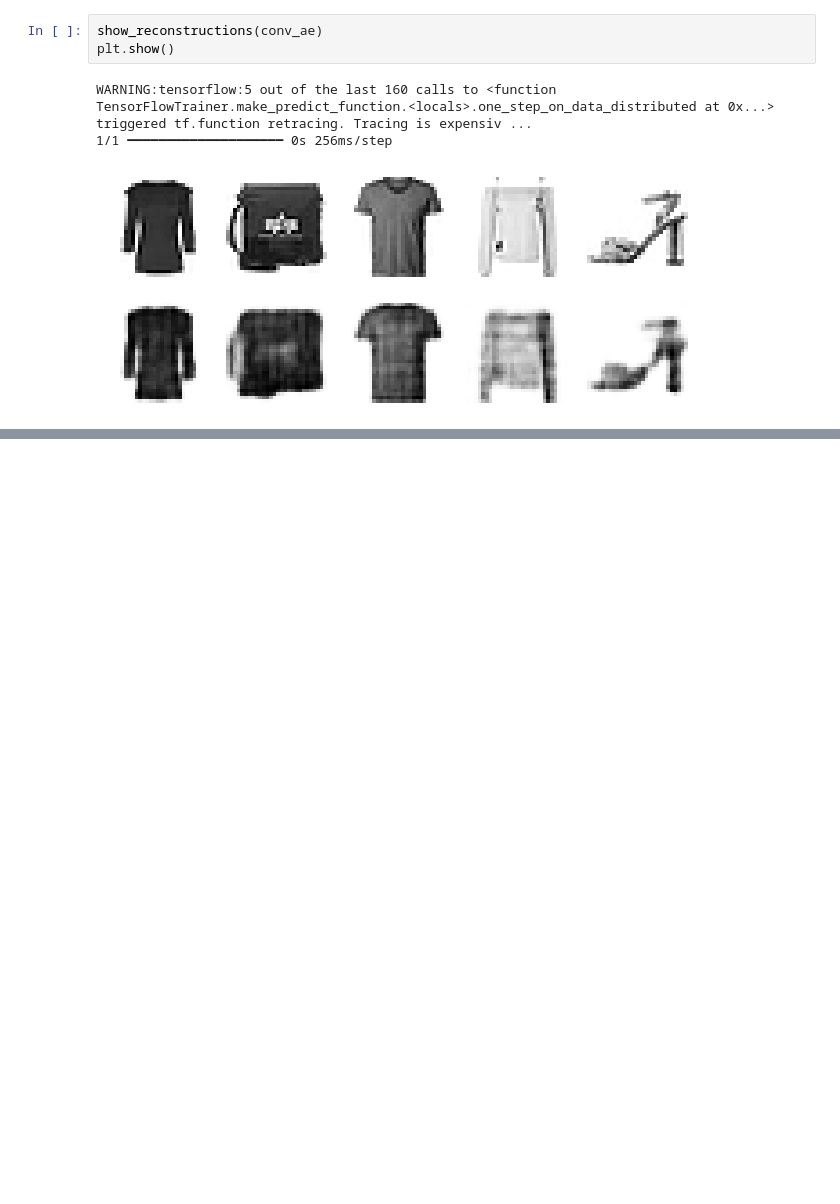
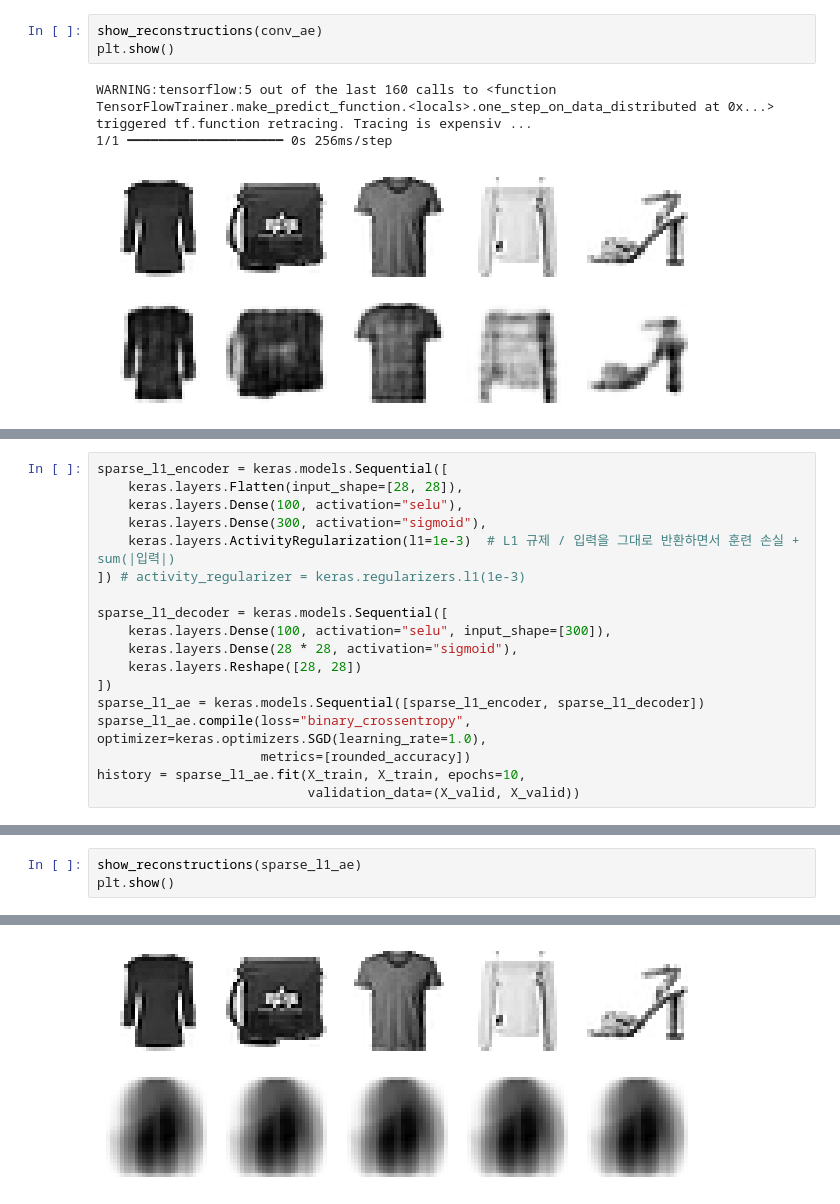
Before and after one commit to 12L-zl/Handson_, a Jupyter notebook: CH17_오토인코더와 GAN을 사용한 표현 학습과 생성적 학습.ipynb, the cells around one changed output, grey strips where cells are left out. Saved outputs shown, nothing was run; the diff lists cells and outputs as text; blank space fills up the shorter version.

```diff
--- a/CH17_오토인코더와 GAN을 사용한 표현 학습과 생성적 학습.ipynb
+++ b/CH17_오토인코더와 GAN을 사용한 표현 학습과 생성적 학습.ipynb
@@ -388,0 +514,18 @@ Epoch 1/10
+# %%
+sparse_l1_encoder = keras.models.Sequential([
+    keras.layers.Flatten(input_shape=[28, 28]),
+    keras.layers.Dense(100, activation="selu"),
+    keras.layers.Dense(300, activation="sigmoid"),
+    keras.layers.ActivityRegularization(l1=1e-3)  # L1 규제 / 입력을 그대로 반환하면서 훈련 손실 + sum(|입력|)
+]) # activity_regularizer = keras.regularizers.l1(1e-3)
+
+sparse_l1_decoder = keras.models.Sequential([
+    keras.layers.Dense(100, activation="selu", input_shape=[300]),
+    keras.layers.Dense(28 * 28, activation="sigmoid"),
+    keras.layers.Reshape([28, 28])
+])
+sparse_l1_ae = keras.models.Sequential([sparse_l1_encoder, sparse_l1_decoder])
+sparse_l1_ae.compile(loss="binary_crossentropy", optimizer=keras.optimizers.SGD(learning_rate=1.0),
+                     metrics=[rounded_accuracy])
+history = sparse_l1_ae.fit(X_train, X_train, epochs=10,
+                           validation_data=(X_valid, X_valid))
@@ -388,0 +553,4 @@ Epoch 1/10
+# %%
+show_reconstructions(sparse_l1_ae)
+plt.show()
+# %% [output]
@@ -388,0 +558 @@ Epoch 1/10
+[figure, added]
```
Also changed, not shown: parts of 50 cells of this notebook, 1 other file.
